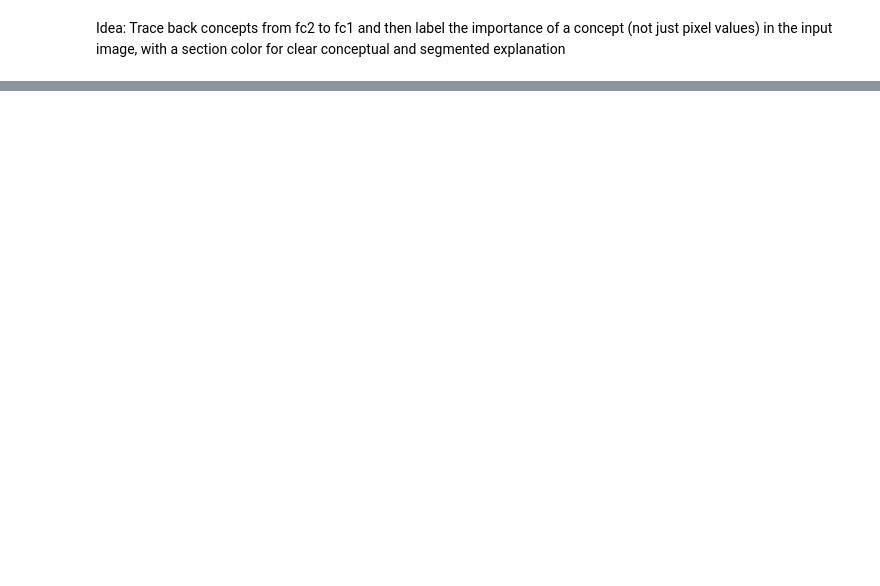
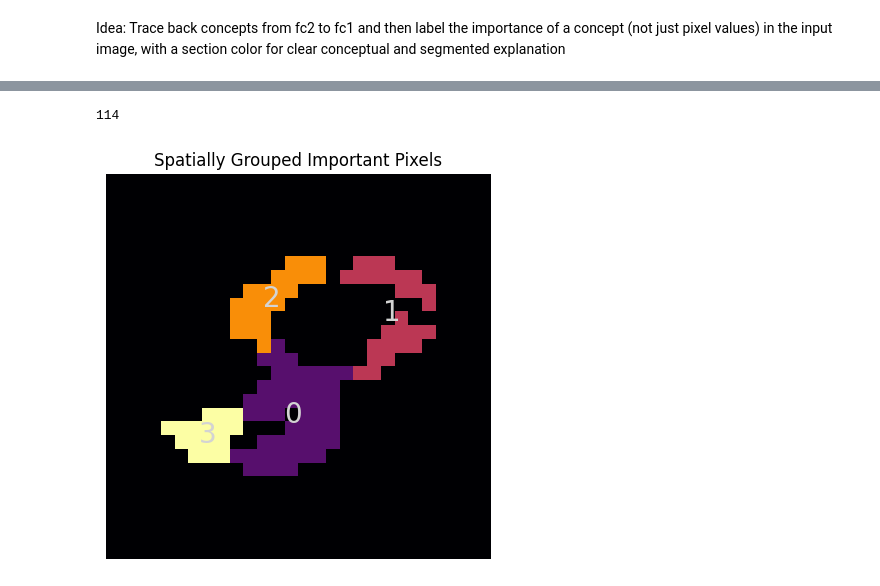
Before and after one commit to kns357/ANN_MA_Kaito, a Jupyter notebook: binary_conceptual_ex_method.ipynb, the cells around one changed output, grey strips where cells are left out. Saved outputs shown, nothing was run; the diff lists cells and outputs as text; code cells hidden in the pictures; blank space fills up the shorter version.

```diff
--- a/binary_conceptual_ex_method.ipynb
+++ b/binary_conceptual_ex_method.ipynb
@@ -317,0 +357,9 @@ Accuracy on digit 6 (manual pass with activations): 99.69 %
+# %%
+pixel_count = combo.view(-1).size()[0]
+pixel_count_important = (combo > 0).sum().item()
+segment_size = round(pixel_count_important * 0.1, 0)
+pixel_count_important
+# %% [output]
+114
+# %%
+imp_pixels = (combo > 0).nonzero(as_tuple=False) #tensor of coordiantes that aren't = 0
@@ -317,0 +372,38 @@ Accuracy on digit 6 (manual pass with activations): 99.69 %
+# %%
+clusterer = AgglomerativeClustering(
+    n_clusters=None,
+    distance_threshold=segment_size,
+    linkage='complete',
+    metric='euclidean'
+)
+labels = clusterer.fit_predict(imp_pixels)
+
+clusters = defaultdict(list)
+for coord, label in zip(imp_pixels, labels):
+    clusters[label].append(coord)
+
+#making a map
+label_map = torch.zeros((28, 28), dtype=torch.int32)
+for label, coords in clusters.items():
+    for y, x in coords:
+        label_map[y, x] = label + 1
+
+label_map_np = label_map.numpy()
+unique_vals = np.unique(label_map_np)
+
+plt.figure(figsize=(5, 5))
+plt.imshow(label_map_np, cmap='inferno', interpolation='nearest')
+plt.axis('off')
+plt.title('Spatially Grouped Important Pixels')
+
+for val in unique_vals:
+    positions = np.argwhere(label_map_np == val)
+    if positions.size == 0 or val == 0:
+        continue
+    centroid = positions.mean(axis=0)
+    y, x = centroid
+    plt.text(x, y, str(val-1), color='lightgray', fontsize=20, ha='center', va='center')
+
+plt.show()
+# %% [output]
+[figure, added]
```
Also changed, not shown: parts of 10 cells of this notebook, 1 other file.
